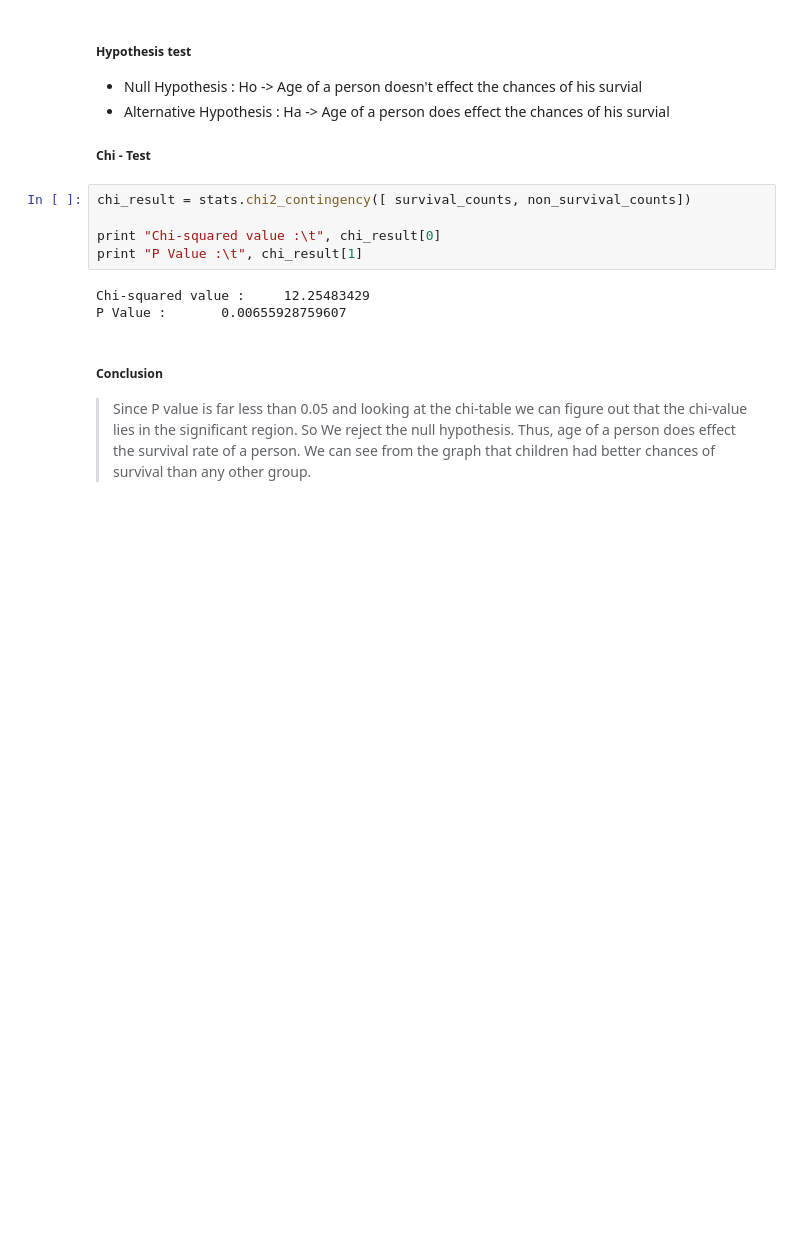
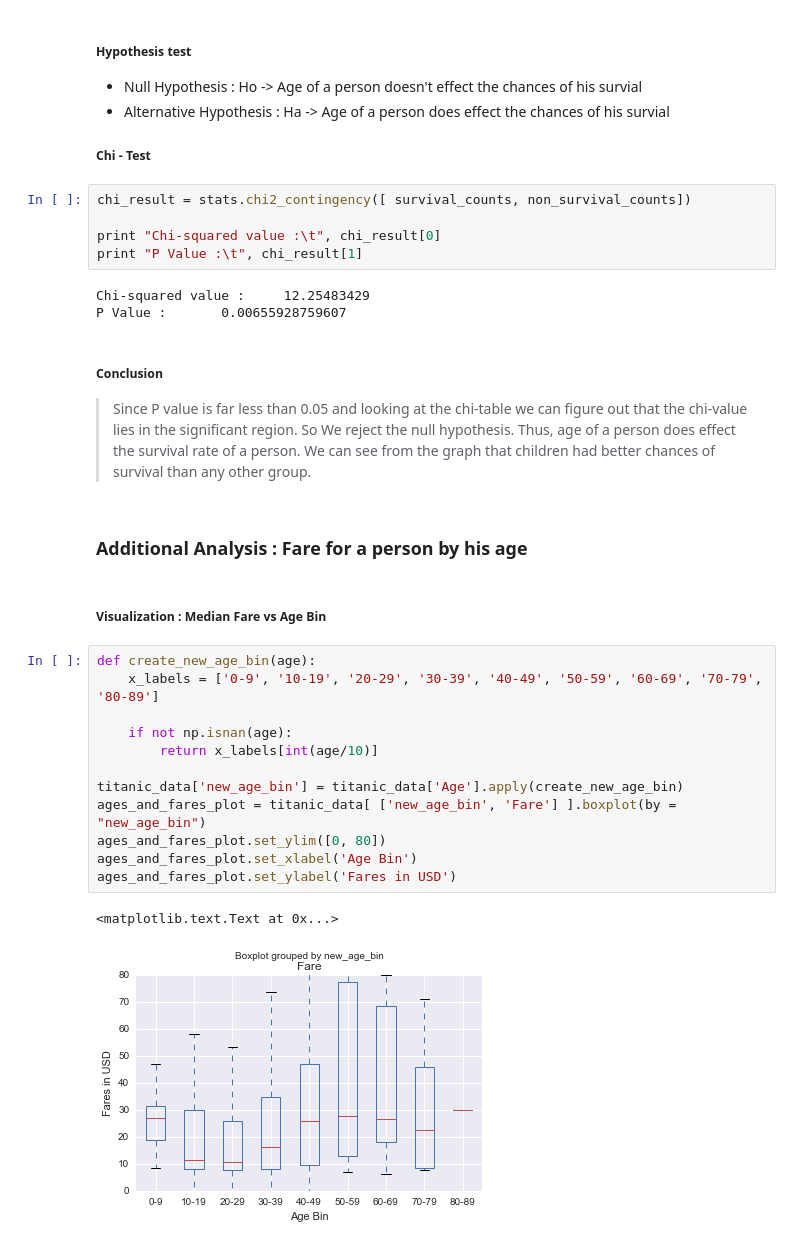
Before and after one commit to chattarajoy/Udacity-Data-Analyst-Nanodegree-Projects, a Jupyter notebook: P02 Investigate a Dataset/Investigate a Dataset.ipynb, the cells around one changed output. Saved outputs shown, nothing was run; the diff lists cells and outputs as text; blank space fills up the shorter version.

```diff
--- a/P02 Investigate a Dataset/Investigate a Dataset.ipynb
+++ b/P02 Investigate a Dataset/Investigate a Dataset.ipynb
@@ -552,3 +550,22 @@ P Value :       0.00655928759607
 
 >Since P value is far less than 0.05 and looking at the chi-table we can figure out that the chi-value lies in the significant region. So We reject the null hypothesis.
 Thus, age of a person does effect the survival rate of a person. We can see from the graph that children had better chances of survival than any other group.
+# %% [markdown]
+### Additional Analysis : Fare for a person by his age
+# %% [markdown]
+##### Visualization : Median Fare vs Age Bin
+# %%
+def create_new_age_bin(age):
+    x_labels = ['0-9', '10-19', '20-29', '30-39', '40-49', '50-59', '60-69', '70-79', '80-89']
+
+    if not np.isnan(age):
+        return x_labels[int(age/10)]
+
+titanic_data['new_age_bin'] = titanic_data['Age'].apply(create_new_age_bin)
+ages_and_fares_plot = titanic_data[ ['new_age_bin', 'Fare'] ].boxplot(by = "new_age_bin")
+ages_and_fares_plot.set_ylim([0, 80])
+ages_and_fares_plot.set_xlabel('Age Bin')
+ages_and_fares_plot.set_ylabel('Fares in USD')
+# %% [output]
+<matplotlib.text.Text at 0x...>
+[figure, added]
```
Also changed, not shown: parts of 11 cells of this notebook, 7 other files.
